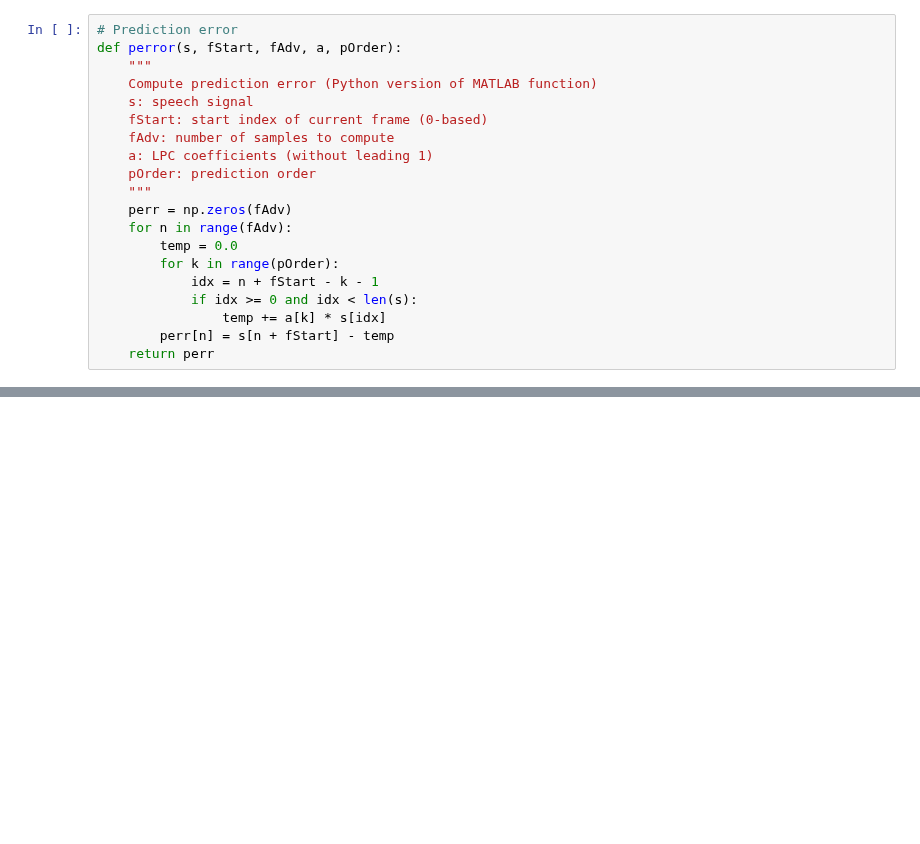
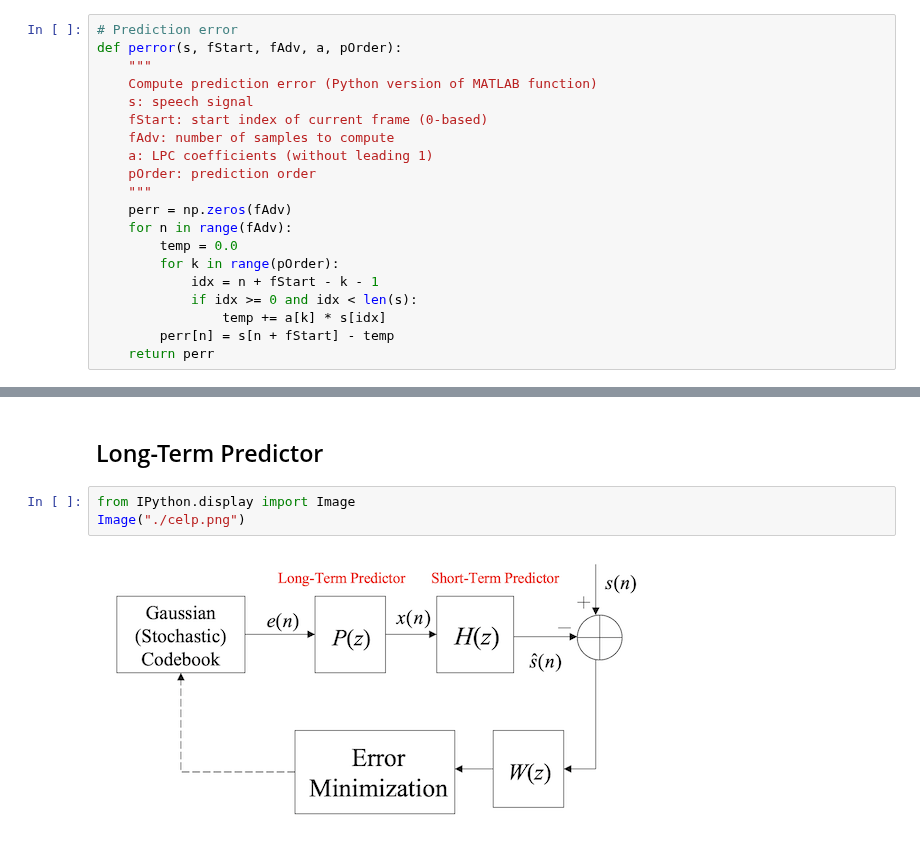
Before and after one commit to enmwmak/Teaching, a Jupyter notebook: EIE558/tut/speech_coding.ipynb, the cells around one changed output, grey strips where cells are left out. Drawn from its saved outputs; the diff is of its cells as text; blank space fills up the shorter version.

```diff
--- a/EIE558/tut/speech_coding.ipynb
+++ b/EIE558/tut/speech_coding.ipynb
@@ -184,0 +188,7 @@ sd.play(syn, samplerate=freq, blocking=True)
+# %% [markdown]
+## Long-Term Predictor
+# %%
+from IPython.display import Image
+Image("./celp.png")
+# %% [output]
+[figure, added]
```
Also changed, not shown: parts of 8 cells of this notebook, 1 other file.
